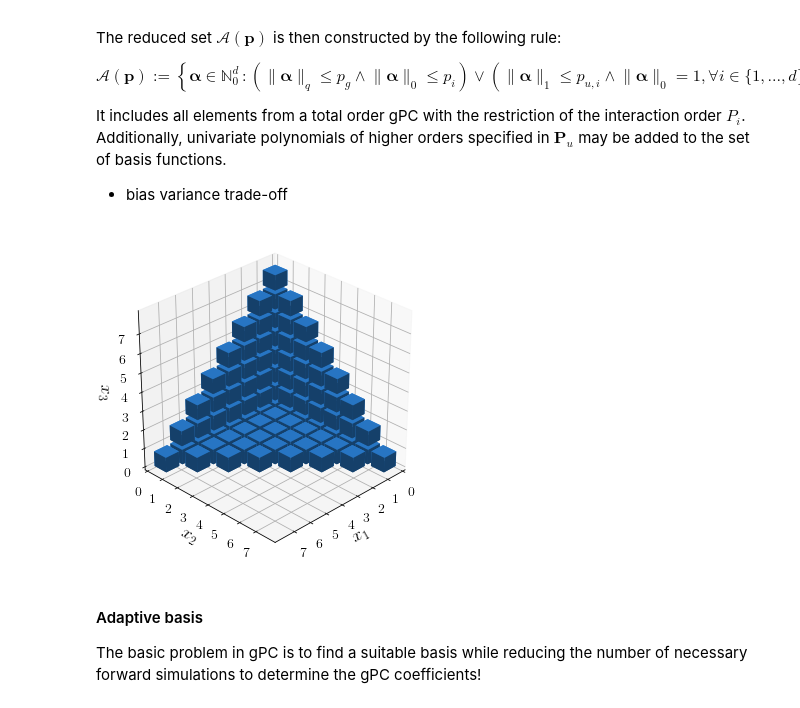
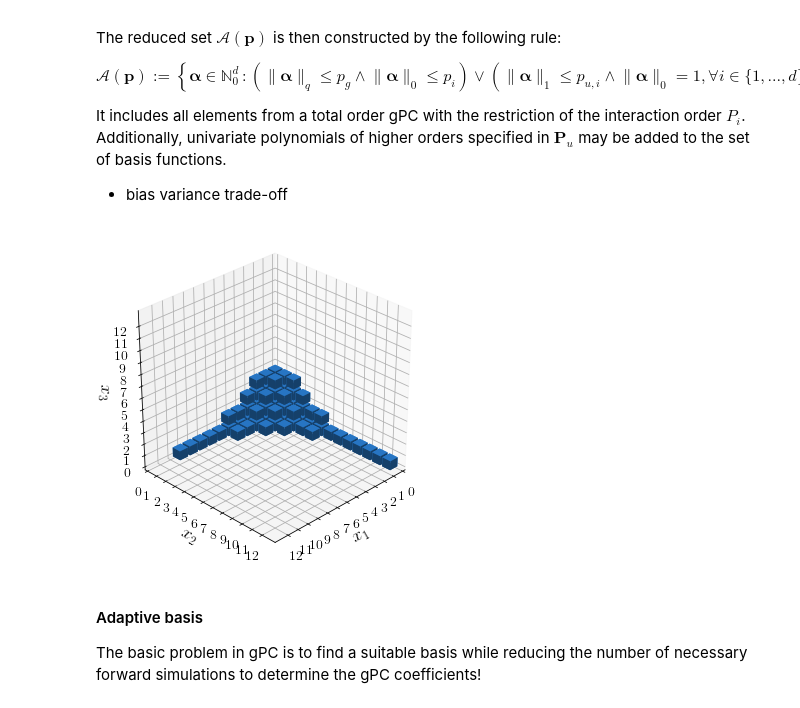
Before and after one commit to pygpc-polynomial-chaos/pygpc, a Jupyter notebook: tutorials/Tutorial_pygpc_pyrates_BaCI.ipynb, the cells around one changed output. Drawn from its saved outputs; the diff is of its cells as text; code cells hidden in the pictures.

```diff
--- a/tutorials/Tutorial_pygpc_pyrates_BaCI.ipynb
+++ b/tutorials/Tutorial_pygpc_pyrates_BaCI.ipynb
@@ -268,15 +270,15 @@ It includes all elements from a total order gPC with the restriction of the inte
 # %%
 # reduced basis gPC
 basis = pygpc.Basis()
 basis.init_basis_sgpc(problem=problem,
-                      order=[7, 7, 7],
+                      order=[10, 12, 3],
                       order_max=7,
-                      order_max_norm=1,
-                      interaction_order=2)
+                      order_max_norm=0.8,
+                      interaction_order=3)
 
 basis.plot_basis(dims=[0, 1, 2])
 # %% [output]
-[figure, old version]
+[figure, new version]
 # %% [markdown]
 #### Adaptive basis
 The basic problem in gPC is to find a suitable basis while reducing the number of necessary forward simulations to determine the gPC coefficients!
```
Also changed, not shown: parts of 24 cells of this notebook, 3 other files.
